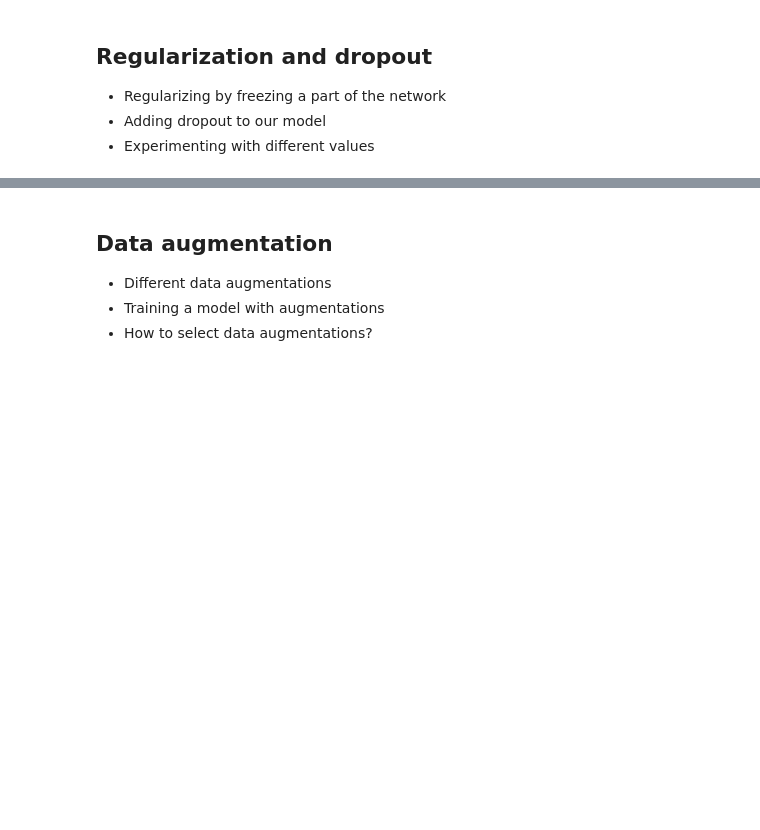
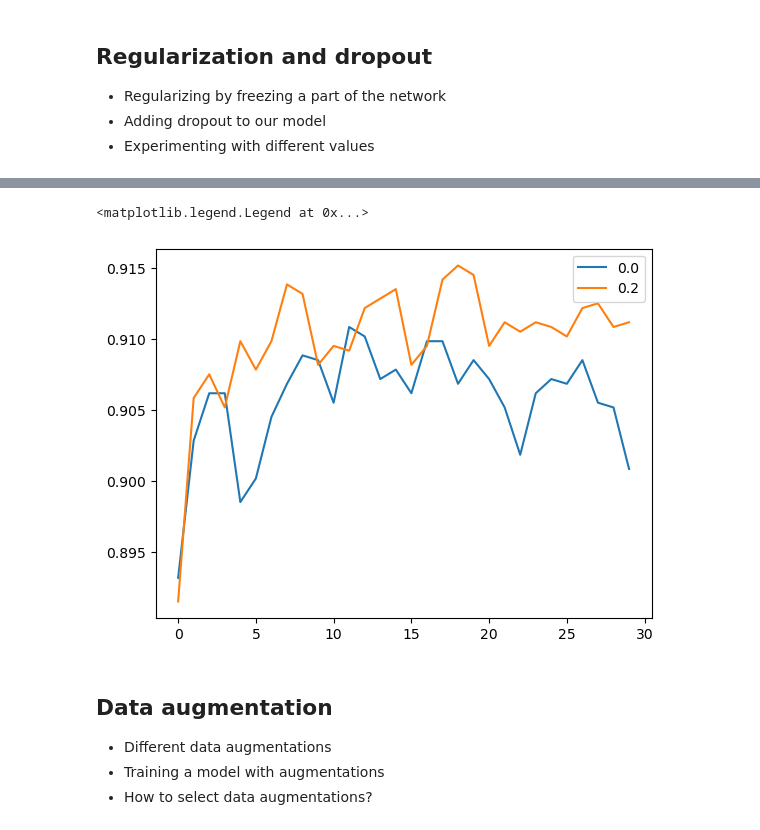
Before and after one commit to ranga4all1/geo-image-classification, a Jupyter notebook: notebooks/notebook.ipynb, the cells around one changed output, grey strips where cells are left out. Drawn from its saved outputs; the diff is of its cells as text; code cells hidden in the pictures; blank space fills up the shorter version.

```diff
--- a/notebooks/notebook.ipynb
+++ b/notebooks/notebook.ipynb
@@ -324,12 +531,15 @@ plt.legend()
 # %%
 hist = scores[0.0]
 plt.plot(hist['val_accuracy'], label=0.0)
 
 hist = scores[0.2]
 plt.plot(hist['val_accuracy'], label=0.2)
 
 plt.legend()
-plt.plot(hist['accuracy'], label=('val=%s' % droprate))
+# plt.plot(hist['accuracy'], label=('val=%s' % droprate))
+# %% [output]
+<matplotlib.legend.Legend at 0x...>
+[figure, added]
 # %% [markdown]
 ## Data augmentation
 - Different data augmentations
```
Also changed, not shown: parts of 53 cells of this notebook, 3 other files.
